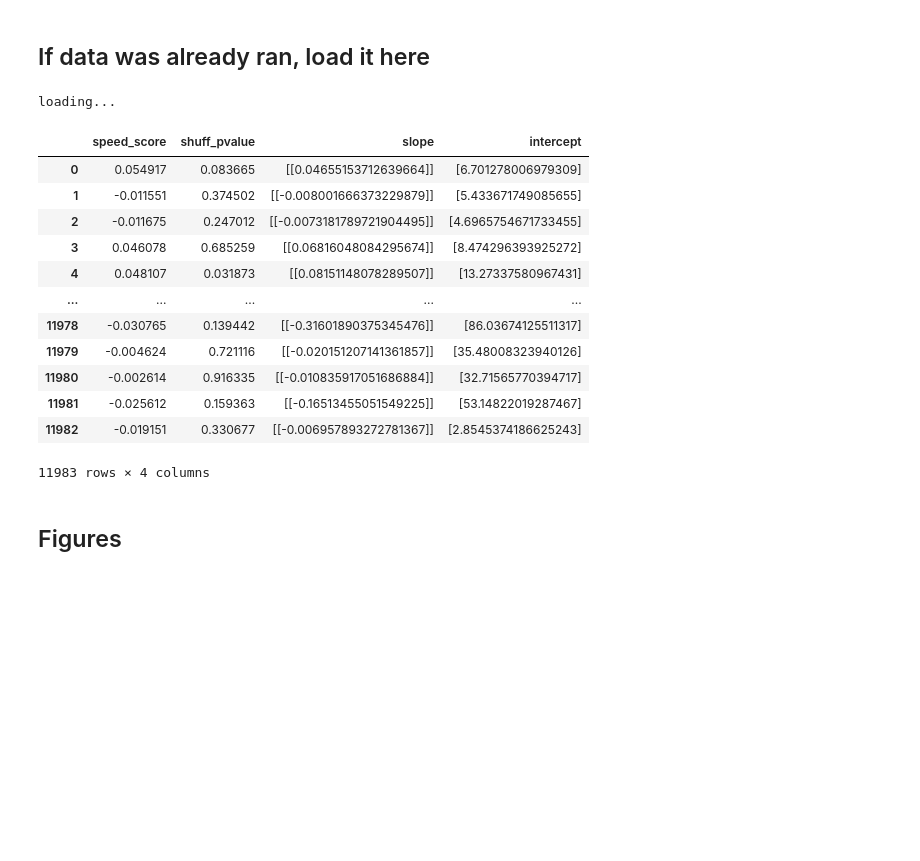
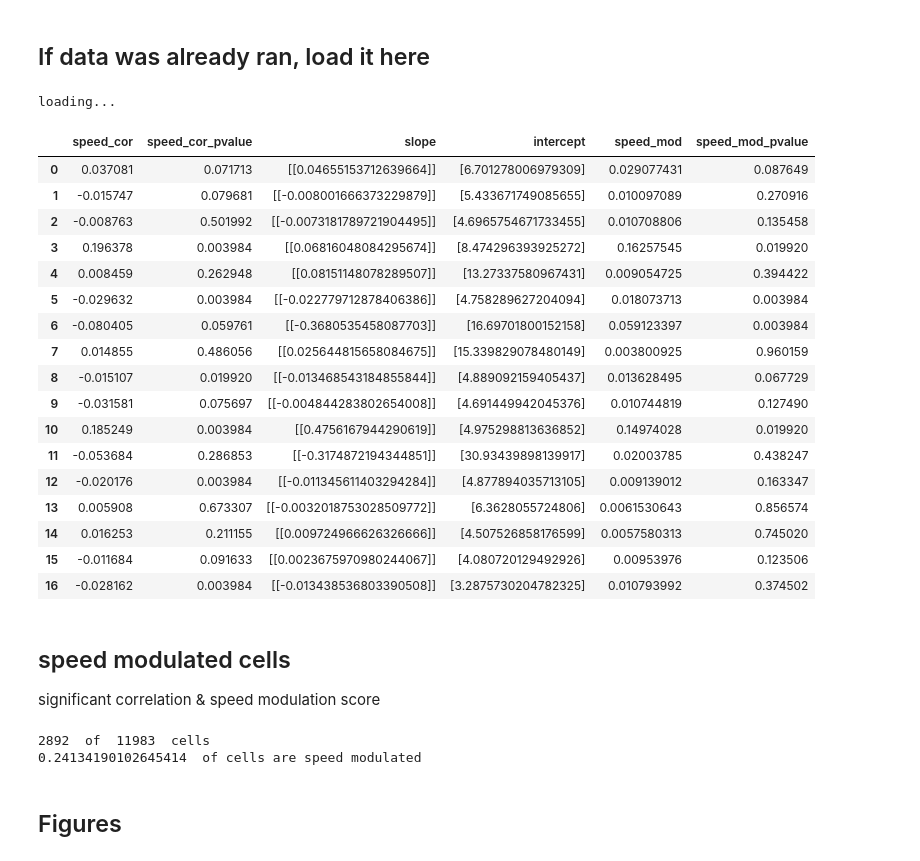
Before and after one commit to grawoods/teamA-grebes-NMA2020, a Jupyter notebook: speed_cells.ipynb, the cells around one changed output. Drawn from its saved outputs; the diff is of its cells as text; code cells hidden in the pictures; blank space fills up the shorter version.

```diff
--- a/speed_cells.ipynb
+++ b/speed_cells.ipynb
@@ -42,4 +63,4 @@ dict_keys(['sresp', 'run', 'beh_svd_time', 'beh_svd_mask', 'stat', 'pupilArea',
 # %%
-def compute_speed_mod(speed,fr):
-  speed_score = np.corrcoef(speed,fr)[0,1]
+def compute_correlation(speed,fr):
+  speed_score,_ = stats.spearmanr(speed,fr)
   return speed_score
@@ -82,7 +84,7 @@ def get_slope_intercept(speed,fr):
 speed maps are the mean neural response at each speed bin
 # %%
 def get_speed_map(speed,fr):
-  speed_vec = np.arange(min(run),np.percentile(run,95),2)
+  speed_vec = np.arange(min(speed),np.percentile(speed,95),2)
 
   fr_speed_maps = []
   # get mean firing rate in each speed bin
@@ -97,0 +104,4 @@ def get_speed_map(speed,fr):
+# %%
+def speed_modulation(speed_map):
+  speed_mod = (max(speed_map) - min(speed_map)) / np.mean(speed_map)
+  return np.array(speed_mod)
@@ -98,3 +112,26 @@ def get_speed_map(speed,fr):
+# %%
+def pvalue(shuff_dist,score):
+  # DOI: 10.2202/1544-6115.1585
+  return (sum(np.abs(shuff_dist) > np.abs(score)) + 1) /(len(shuff_dist) + 1)
+
+def shuffle(speed_mod,speed_cor,speed,fr,shuffn=250,shuff_range=24):
+
+  # make random vector of shuffle amounts
+  r = np.random.randint(-shuff_range,shuff_range,shuffn)
+
+  speed_mod_shuff = []
+  speed_score_shuff = []
+
+  for i in range(len(r)):
+    # shuffle speed modulation
+    speed_map = get_speed_map(speed,np.roll(fr,r[i]))
+    speed_mod_shuff.append(speed_modulation(speed_map))
+
+    # shuffle speed correlation
+    speed_score_shuff.append(compute_correlation(speed,np.roll(fr,r[i])))
+
+  # return p values
+  return pvalue(speed_mod_shuff,speed_mod), pvalue(speed_score_shuff,speed_cor)
 # %% [markdown]
 ## run though every cell
 # %%
@@ -153,30 +204,46 @@ df
 # %%
 if "speed_map" in locals():
   print('saving')
   np.save('/content/drive/My Drive/nma_data/6163622_v6/speed_map.npy',speed_map)
 else:
   print('loading...')
   speed_map = np.load('/content/drive/My Drive/nma_data/6163622_v6/speed_map.npy')
 
 if "df" in locals():
-  df.to_pickle("/content/drive/My Drive/nma_data/6163622_v6/speed_cor.pkl")
+  df.to_pickle("/content/drive/My Drive/nma_data/6163622_v6/speed_df.pkl")
 else:
-  df = pd.read_pickle("/content/drive/My Drive/nma_data/6163622_v6/speed_cor.pkl")
+  df = pd.read_pickle("/content/drive/My Drive/nma_data/6163622_v6/speed_df.pkl")
 df
 # %% [output]
 loading...
-|  | speed_score | shuff_pvalue | slope | intercept |
-| 0 | 0.054917 | 0.083665 | [[0.04655153712639664]] | [6.701278006979309] |
-| 1 | -0.011551 | 0.374502 | [[-0.008001666373229879]] | [5.433671749085655] |
-| 2 | -0.011675 | 0.247012 | [[-0.0073181789721904495]] | [4.6965754671733455] |
-| 3 | 0.046078 | 0.685259 | [[0.06816048084295674]] | [8.474296393925272] |
-| 4 | 0.048107 | 0.031873 | [[0.08151148078289507]] | [13.27337580967431] |
-| ... | ... | ... | ... | ... |
-| 11978 | -0.030765 | 0.139442 | [[-0.31601890375345476]] | [86.03674125511317] |
-| 11979 | -0.004624 | 0.721116 | [[-0.020151207141361857]] | [35.48008323940126] |
-| 11980 | -0.002614 | 0.916335 | [[-0.010835917051686884]] | [32.71565770394717] |
-| 11981 | -0.025612 | 0.159363 | [[-0.16513455051549225]] | [53.14822019287467] |
-| 11982 | -0.019151 | 0.330677 | [[-0.006957893272781367]] | [2.8545374186625243] |
+|  | speed_cor | speed_cor_pvalue | slope | intercept | speed_mod | speed_mod_pvalue |
+| 0 | 0.037081 | 0.071713 | [[0.04655153712639664]] | [6.701278006979309] | 0.029077431 | 0.087649 |
+| 1 | -0.015747 | 0.079681 | [[-0.008001666373229879]] | [5.433671749085655] | 0.010097089 | 0.270916 |
+| 2 | -0.008763 | 0.501992 | [[-0.0073181789721904495]] | [4.6965754671733455] | 0.010708806 | 0.135458 |
+| 3 | 0.196378 | 0.003984 | [[0.06816048084295674]] | [8.474296393925272] | 0.16257545 | 0.019920 |
+| 4 | 0.008459 | 0.262948 | [[0.08151148078289507]] | [13.27337580967431] | 0.009054725 | 0.394422 |
+| 5 | -0.029632 | 0.003984 | [[-0.022779712878406386]] | [4.758289627204094] | 0.018073713 | 0.003984 |
+| 6 | -0.080405 | 0.059761 | [[-0.3680535458087703]] | [16.69701800152158] | 0.059123397 | 0.003984 |
+| 7 | 0.014855 | 0.486056 | [[0.025644815658084675]] | [15.339829078480149] | 0.003800925 | 0.960159 |
+| 8 | -0.015107 | 0.019920 | [[-0.013468543184855844]] | [4.889092159405437] | 0.013628495 | 0.067729 |
+| 9 | -0.031581 | 0.075697 | [[-0.004844283802654008]] | [4.691449942045376] | 0.010744819 | 0.127490 |
+| 10 | 0.185249 | 0.003984 | [[0.4756167944290619]] | [4.975298813636852] | 0.14974028 | 0.019920 |
+| 11 | -0.053684 | 0.286853 | [[-0.3174872194344851]] | [30.93439898139917] | 0.02003785 | 0.438247 |
+| 12 | -0.020176 | 0.003984 | [[-0.011345611403294284]] | [4.877894035713105] | 0.009139012 | 0.163347 |
+| 13 | 0.005908 | 0.673307 | [[-0.0032018753028509772]] | [6.3628055724806] | 0.0061530643 | 0.856574 |
+| 14 | 0.016253 | 0.211155 | [[0.009724966626326666]] | [4.507526858176599] | 0.0057580313 | 0.745020 |
+| 15 | -0.011684 | 0.091633 | [[0.0023675970980244067]] | [4.080720129492926] | 0.00953976 | 0.123506 |
+| 16 | -0.028162 | 0.003984 | [[-0.013438536803390508]] | [3.2875730204782325] | 0.010793992 | 0.374502 |
-11983 rows × 4 columns
+# %% [markdown]
+## speed modulated cells
+
+significant correlation & speed modulation score
+# %%
+idx = (df.speed_cor_pvalue < 0.05) & (df.speed_mod_pvalue < 0.05)
+print(sum(idx), ' of ', len(df),' cells')
+print(np.mean(idx),' of cells are speed modulated')
+# %% [output]
+2892  of  11983  cells
+0.24134190102645414  of cells are speed modulated
 # %% [markdown]
 ## Figures
```
Also changed, not shown: parts of 13 cells of this notebook.
